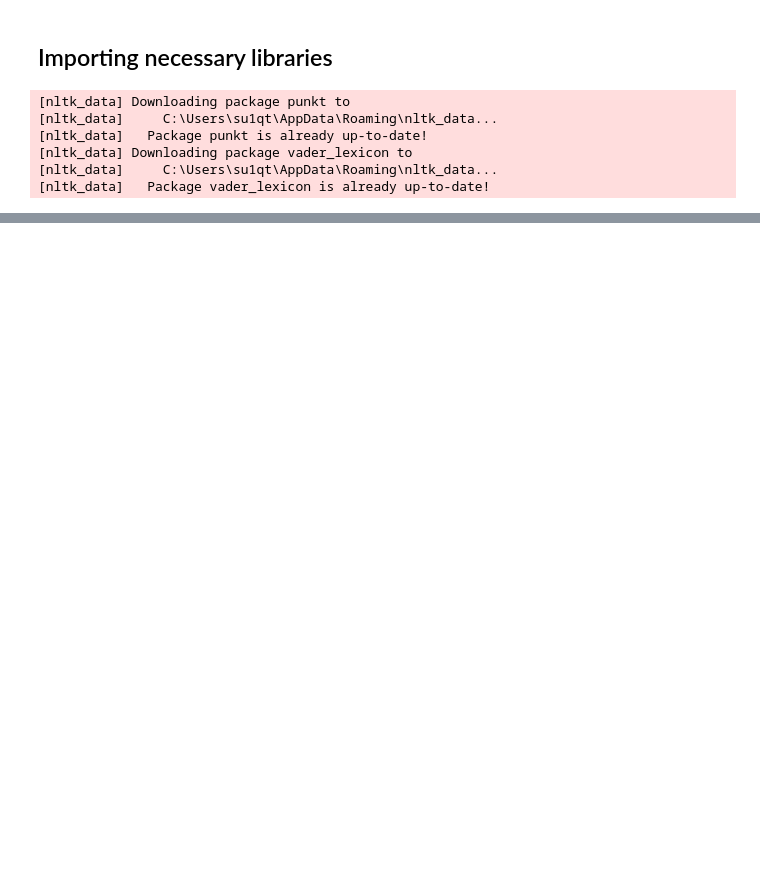
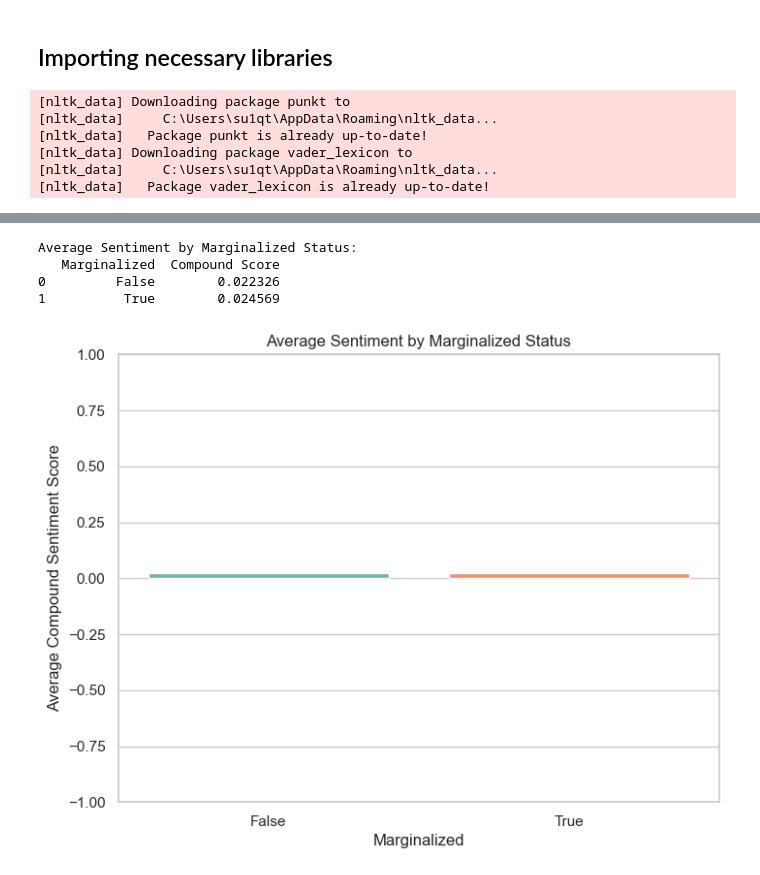
Before and after one commit to VelvetDragon/disney-films-emotion-NLP, a Jupyter notebook: notebook/Coco_Dialogue_EDA.ipynb, the cells around one changed output, grey strips where cells are left out. Drawn from its saved outputs; the diff is of its cells as text; code cells hidden in the pictures; blank space fills up the shorter version.

```diff
--- a/notebook/Coco_Dialogue_EDA.ipynb
+++ b/notebook/Coco_Dialogue_EDA.ipynb
@@ -40,0 +650,27 @@ else:
+# %%
+# Calculate average sentiment based on Marginalized status
+marginalized_sentiment = sentiment_dialogues_df.groupby('Marginalized')['Compound Score'].mean().reset_index()
+
+# Display the results
+print("\nAverage Sentiment by Marginalized Status:")
+print(marginalized_sentiment)
+
+# Bar chart to compare average sentiment
+plt.figure(figsize=(8,6))
+sns.barplot(x='Marginalized', y='Compound Score', data=marginalized_sentiment, palette='Set2')
+plt.title('Average Sentiment by Marginalized Status')
+plt.xlabel('Marginalized')
+plt.ylabel('Average Compound Sentiment Score')
+plt.ylim(-1, 1)
+filename = 'average_sentiment_by_marginalized_status.png'
+filepath = os.path.join(output_viz_path,filename)
+plt.savefig(filepath,dpi=300,bbox_inches='tight')
+
+plt.show()
+plt.close()
+# %% [output]
+Average Sentiment by Marginalized Status:
+   Marginalized  Compound Score
+0         False        0.022326
+1          True        0.024569
+[figure, added]
```
Also changed, not shown: parts of 52 cells of this notebook, 20 other files.
